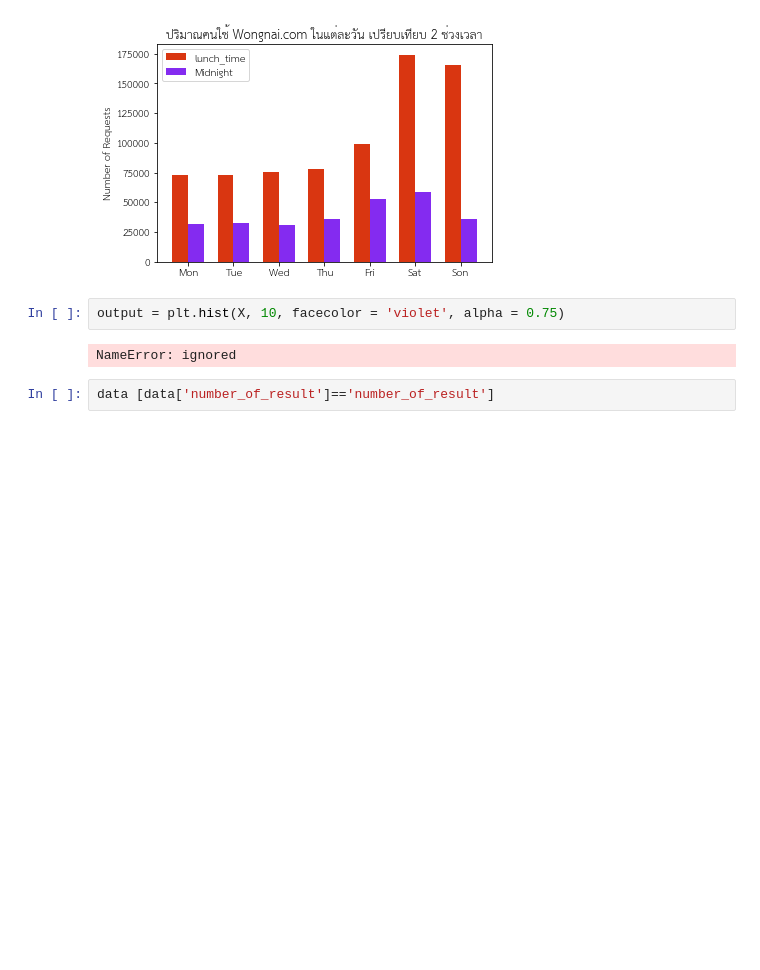
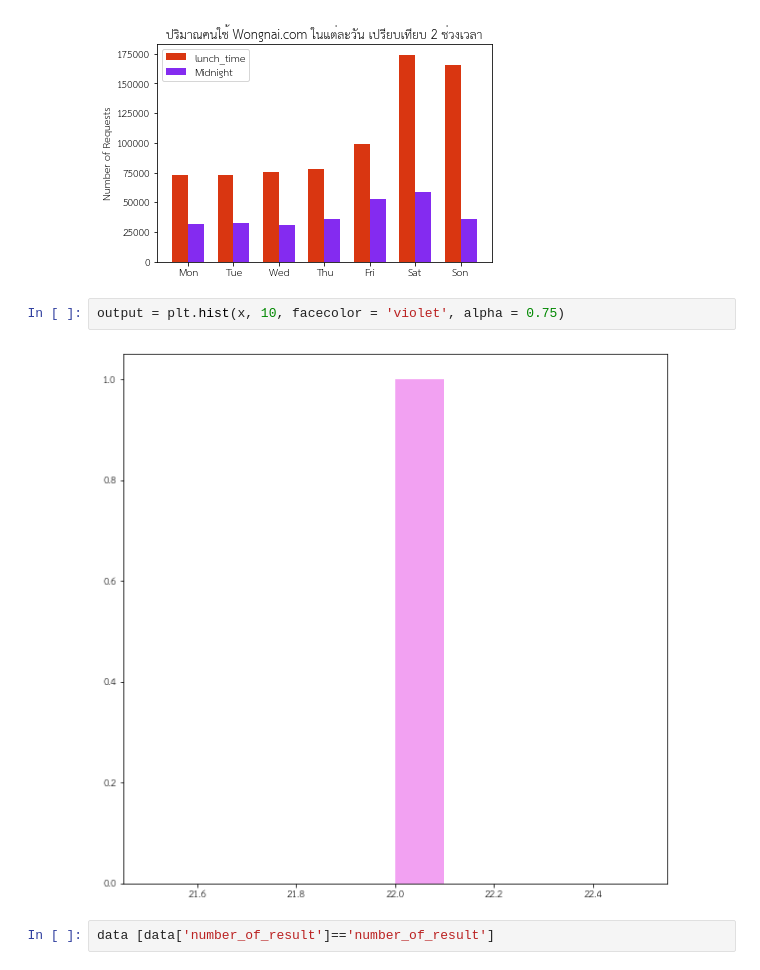
Before and after one commit to tanpharamut/data_viz, a Jupyter notebook: Visualize_Data_Comparison.ipynb, the cells around one changed output. Drawn from its saved outputs; the diff is of its cells as text; blank space fills up the shorter version.

```diff
--- a/Visualize_Data_Comparison.ipynb
+++ b/Visualize_Data_Comparison.ipynb
@@ -176,9 +176,9 @@ ax.legend();
 # %% [output]
 [figure]
 # %%
-output = plt.hist(X, 10, facecolor = 'violet', alpha = 0.75)
+output = plt.hist(x, 10, facecolor = 'violet', alpha = 0.75)
 # %% [output]
-NameError: ignored
+[figure, added]
 # %%
 data [data['number_of_result']=='number_of_result']
 # %% [output]
```
Also changed, not shown: parts of 24 cells of this notebook.
